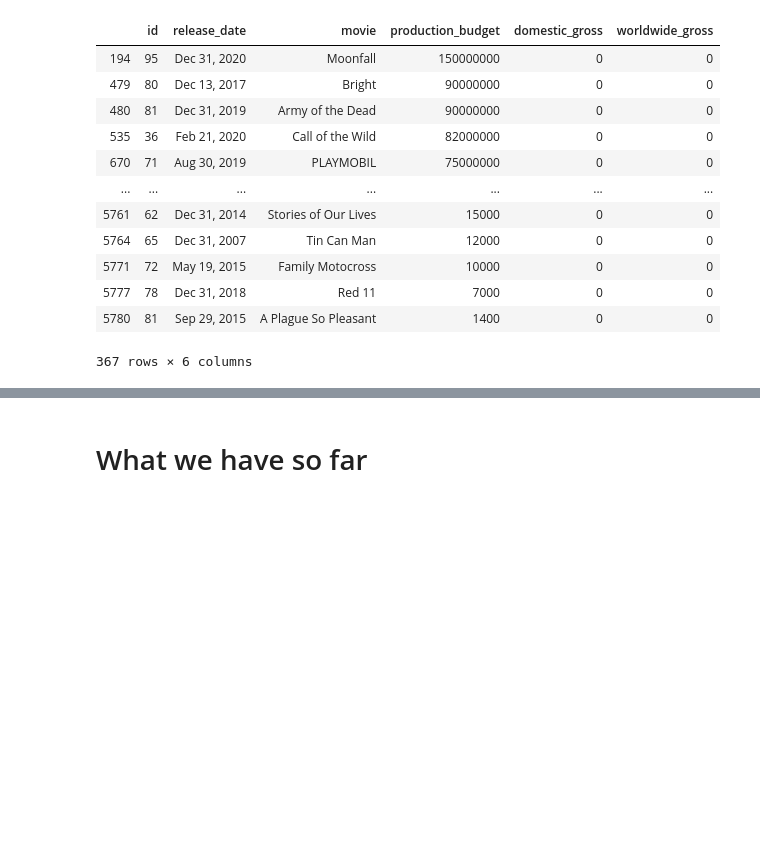
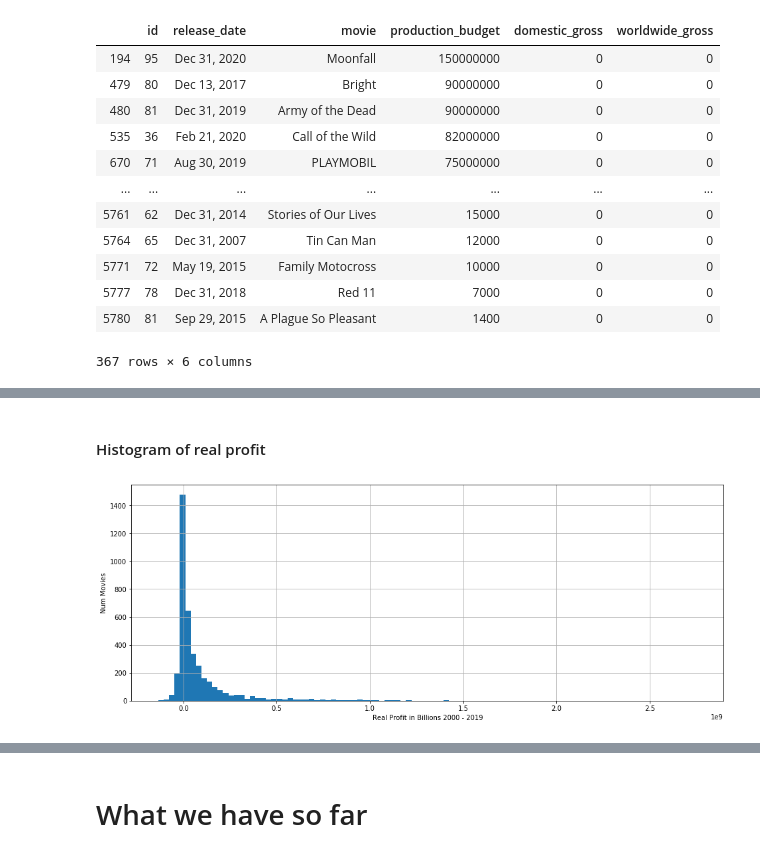
Before and after one commit to merb92/movie-industry-eda, a Jupyter notebook: index.ipynb, the cells around one changed output, grey strips where cells are left out. Saved outputs shown, nothing was run; the diff lists cells and outputs as text; code cells hidden in the pictures; blank space fills up the shorter version.

Commit message:
more EDA of Movie Budgets

```diff
--- a/index.ipynb
+++ b/index.ipynb
@@ -862,0 +1001,8 @@ clean_tn_movie_budgets_df[clean_tn_movie_budgets_df['worldwide_gross'] == 0]
+# %%
+def profit(gross, costs):
+    """Returns the Profit given gross income and costs"""
+    return gross - costs
+
+last_20_years_movie_budgets_df['real_profit'] = last_20_years_movie_budgets_df.apply(
+    lambda x: profit(x.real_worldwide_gross, x.real_production_budget), axis=1)
+last_20_years_movie_budgets_df
@@ -862,0 +1029,9 @@ clean_tn_movie_budgets_df[clean_tn_movie_budgets_df['worldwide_gross'] == 0]
+# %%
+def profit_margin(profits, costs):
+    """Return the profit margin given profits and costs"""
+    return profits / costs * 100
+
+last_20_years_movie_budgets_df['real_margin'] = last_20_years_movie_budgets_df.apply(
+    lambda x: profit_margin(x.real_profit, x.real_worldwide_gross), axis=1)
+
+last_20_years_movie_budgets_df.describe()
@@ -862,0 +1051,6 @@ clean_tn_movie_budgets_df[clean_tn_movie_budgets_df['worldwide_gross'] == 0]
+# %%
+no_dom_gross_indexes = last_20_years_movie_budgets_df[last_20_years_movie_budgets_df['domestic_gross'] == 0].index
+
+last_20_years_movie_budgets_df = last_20_years_movie_budgets_df.drop(no_dom_gross_indexes)
+
+last_20_years_movie_budgets_df.describe()
@@ -862,0 +1070,6 @@ clean_tn_movie_budgets_df[clean_tn_movie_budgets_df['worldwide_gross'] == 0]
+# %%
+too_new_date = pd.Timestamp(2019, 6, 1)
+
+too_new_indexes = last_20_years_movie_budgets_df[last_20_years_movie_budgets_df['release_date'] >= too_new_date].index
+
+last_20_years_movie_budgets_df = last_20_years_movie_budgets_df.drop(too_new_indexes)
@@ -862,0 +1106,9 @@ clean_tn_movie_budgets_df[clean_tn_movie_budgets_df['worldwide_gross'] == 0]
+# %% [markdown]
+#### Histogram of real profit
+# %%
+plt.figure(figsize=(16,6))
+plt.xlabel('Real Profit in Billions 2000 - 2019')
+plt.ylabel('Num Movies')
+last_20_years_movie_budgets_df['real_profit'].hist(bins=100);
+# %% [output]
+[figure, added]
```
Also changed, not shown: parts of 56 cells of this notebook.
